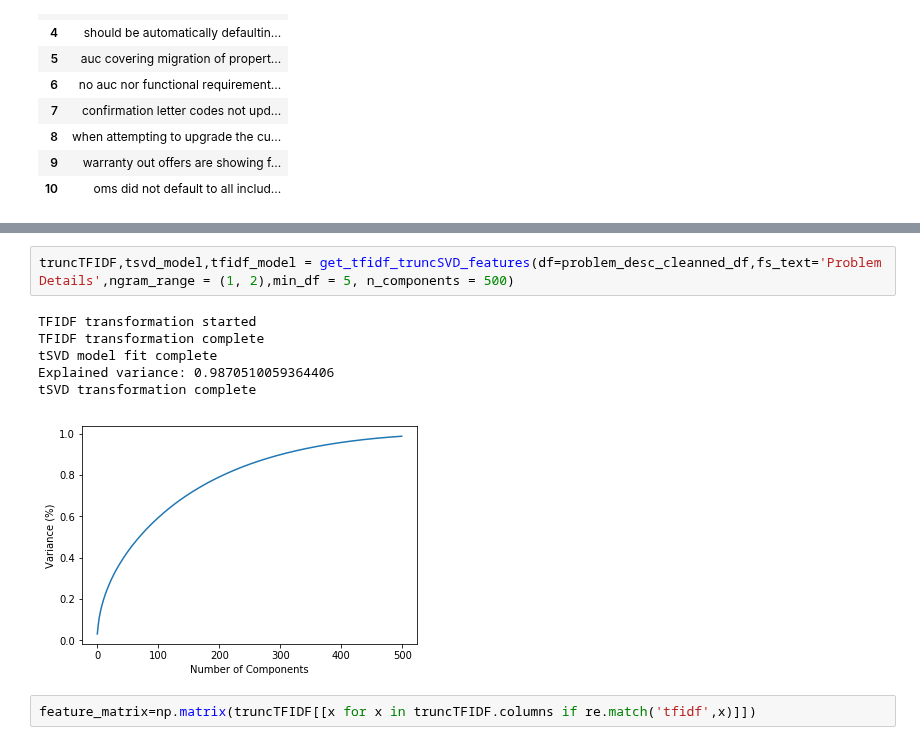
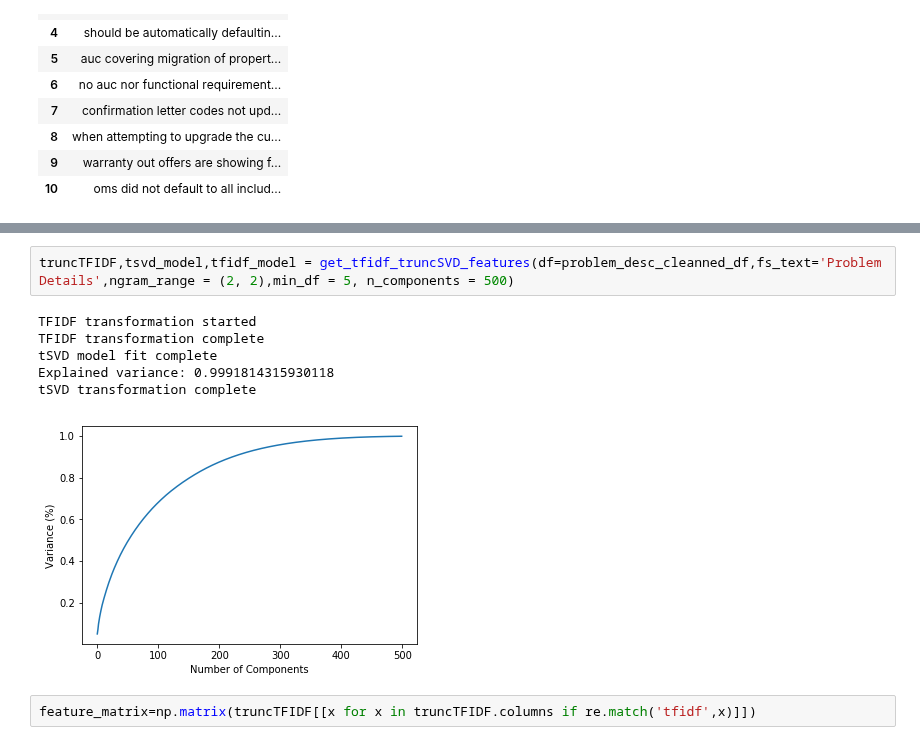
Before and after one commit to tkhan3/machinelearning, a Jupyter notebook: k_means_document.ipynb, the cells around one changed output, grey strips where cells are left out. Drawn from its saved outputs; the diff is of its cells as text.

```diff
--- a/k_means_document.ipynb
+++ b/k_means_document.ipynb
@@ -290,14 +302,14 @@ Explained variance: 0.9995731518614177
 tSVD transformation complete
 [figure]
 # %%
-truncTFIDF,tsvd_model,tfidf_model = get_tfidf_truncSVD_features(df=problem_desc_cleanned_df,fs_text='Problem Details',ngram_range = (1, 2),min_df = 5, n_components = 500)
+truncTFIDF,tsvd_model,tfidf_model = get_tfidf_truncSVD_features(df=problem_desc_cleanned_df,fs_text='Problem Details',ngram_range = (2, 2),min_df = 5, n_components = 500)
 # %% [output]
 TFIDF transformation started
 TFIDF transformation complete
 tSVD model fit complete
-Explained variance: 0.9870510059364406
+Explained variance: 0.9991814315930118
 tSVD transformation complete
-[figure, old version]
+[figure, new version]
 # %%
 feature_matrix=np.matrix(truncTFIDF[[x for x in truncTFIDF.columns if re.match('tfidf',x)]])
 # %%
```
Also changed, not shown: parts of 8 cells of this notebook.
